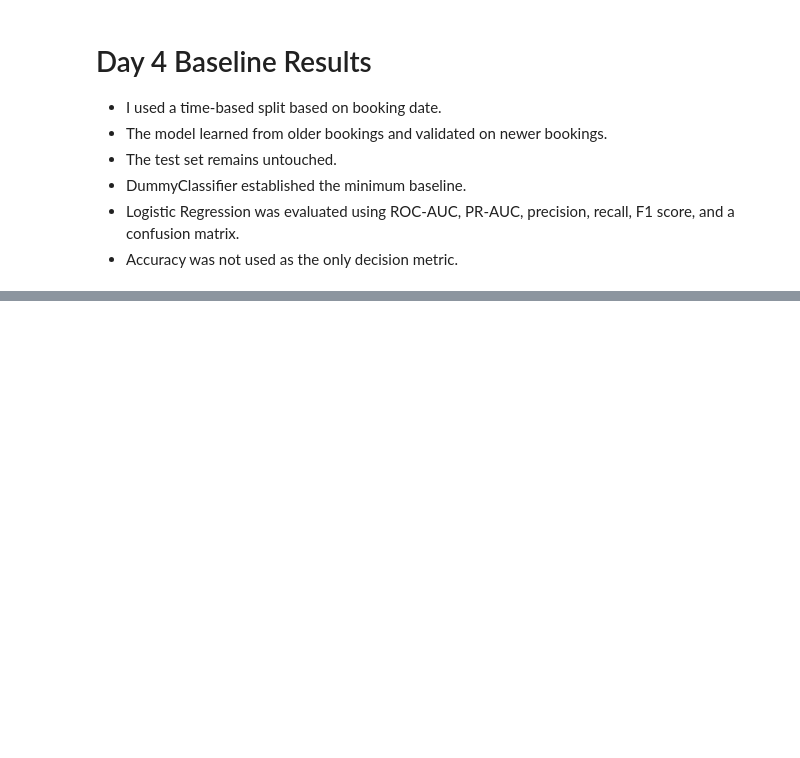
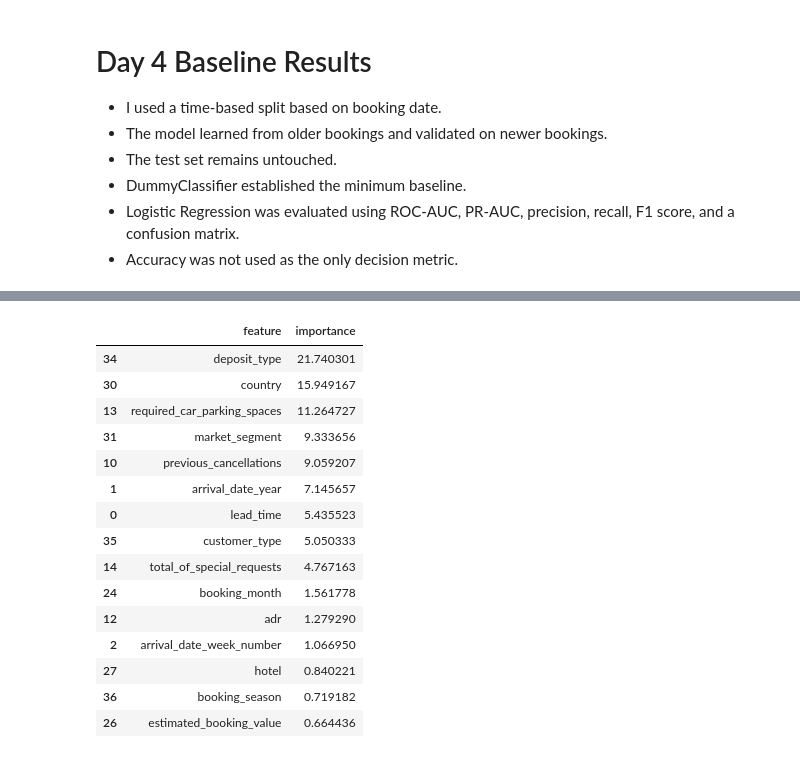
Before and after one commit to meezi123/BookingShield, a Jupyter notebook: notebooks/modeling_and_evaluation.ipynb, the cells around one changed output, grey strips where cells are left out. Drawn from its saved outputs; the diff is of its cells as text; code cells hidden in the pictures; blank space fills up the shorter version.

```diff
--- a/notebooks/modeling_and_evaluation.ipynb
+++ b/notebooks/modeling_and_evaluation.ipynb
@@ -477,0 +517,11 @@ Not Cancelled       0.82      0.83      0.83     10679
+# %%
+catboost_model = CatBoostClassifier(
+    iterations=600,
+    learning_rate=0.05,
+    depth=6,
+    l2_leaf_reg=5,
+    loss_function="Logloss",
+    eval_metric="AUC",
+    random_seed=42,
+    verbose=100
+)
@@ -477,0 +623,32 @@ Not Cancelled       0.82      0.83      0.83     10679
+# %%
+catboost_feature_importance = pd.DataFrame({
+    "feature": feature_columns,
+    "importance": catboost_model.get_feature_importance()
+})
+
+catboost_feature_importance = (
+    catboost_feature_importance
+    .sort_values(
+        "importance",
+        ascending=False
+    )
+)
+
+catboost_feature_importance.head(15)
+# %% [output]
+|  | feature | importance |
+| 34 | deposit_type | 21.740301 |
+| 30 | country | 15.949167 |
+| 13 | required_car_parking_spaces | 11.264727 |
+| 31 | market_segment | 9.333656 |
+| 10 | previous_cancellations | 9.059207 |
+| 1 | arrival_date_year | 7.145657 |
+| 0 | lead_time | 5.435523 |
+| 35 | customer_type | 5.050333 |
+| 14 | total_of_special_requests | 4.767163 |
+| 24 | booking_month | 1.561778 |
+| 12 | adr | 1.279290 |
+| 2 | arrival_date_week_number | 1.066950 |
+| 27 | hotel | 0.840221 |
+| 36 | booking_season | 0.719182 |
+| 26 | estimated_booking_value | 0.664436 |
```
Also changed, not shown: parts of 17 cells of this notebook, 1 other file.
